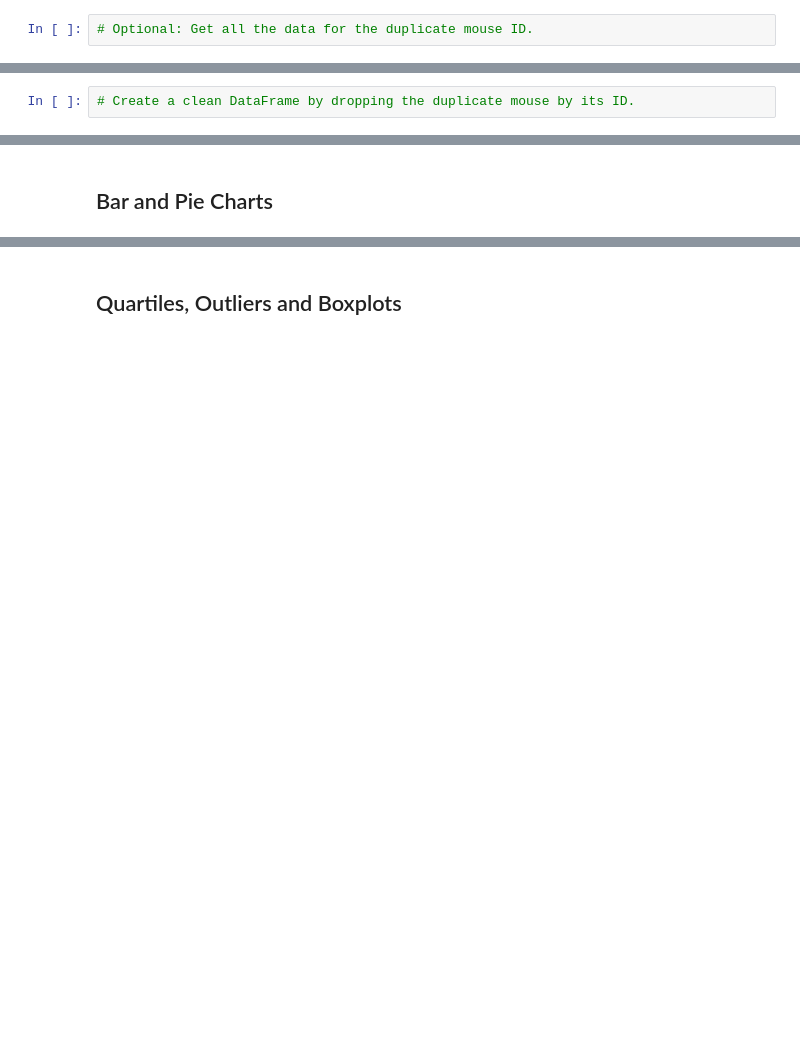
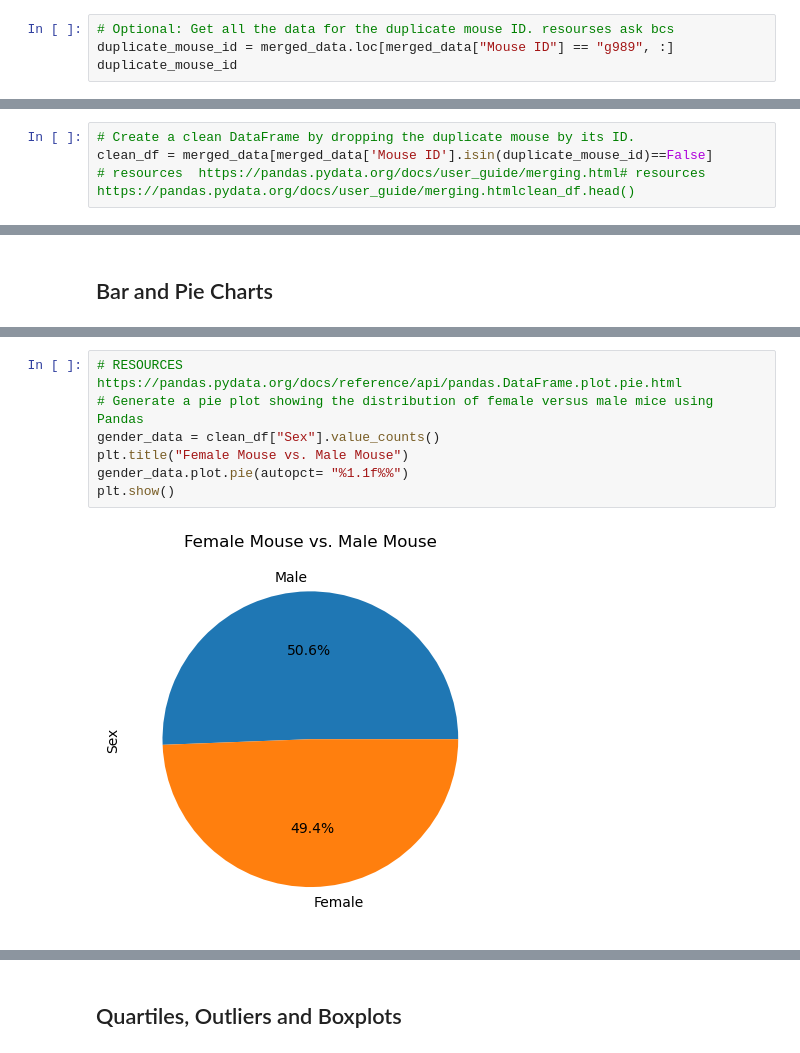
Before and after one commit to Y00lis/PharmMatplotlib, a Jupyter notebook: Pymaceuticals/pymaceuticals.ipynb, the cells around one changed output, grey strips where cells are left out. Saved outputs shown, nothing was run; the diff lists cells and outputs as text; blank space fills up the shorter version.

```diff
--- a/Pymaceuticals/pymaceuticals.ipynb
+++ b/Pymaceuticals/pymaceuticals.ipynb
@@ -69,4 +79,6 @@ duplicate_mouse_id
 # %% [output]
 array(['g989'], dtype=object)
 # %%
-# Optional: Get all the data for the duplicate mouse ID.
+# Optional: Get all the data for the duplicate mouse ID. resourses ask bcs
+duplicate_mouse_id = merged_data.loc[merged_data["Mouse ID"] == "g989", :]
+duplicate_mouse_id
@@ -73,2 +100,4 @@ array(['g989'], dtype=object)
 # %%
 # Create a clean DataFrame by dropping the duplicate mouse by its ID.
+clean_df = merged_data[merged_data['Mouse ID'].isin(duplicate_mouse_id)==False]
+# resources  https://pandas.pydata.org/docs/user_guide/merging.html# resources  https://pandas.pydata.org/docs/user_guide/merging.htmlclean_df.head()
@@ -96 +205,10 @@ array(['g989'], dtype=object)
+# %%
+# RESOURCES https://pandas.pydata.org/docs/reference/api/pandas.DataFrame.plot.pie.html
+# Generate a pie plot showing the distribution of female versus male mice using Pandas
+gender_data = clean_df["Sex"].value_counts()
+plt.title("Female Mouse vs. Male Mouse")
+gender_data.plot.pie(autopct= "%1.1f%%")
+plt.show()
+# %% [output]
+[figure, added]
 # %%
```
Also changed, not shown: parts of 24 cells of this notebook, 3 other files.
